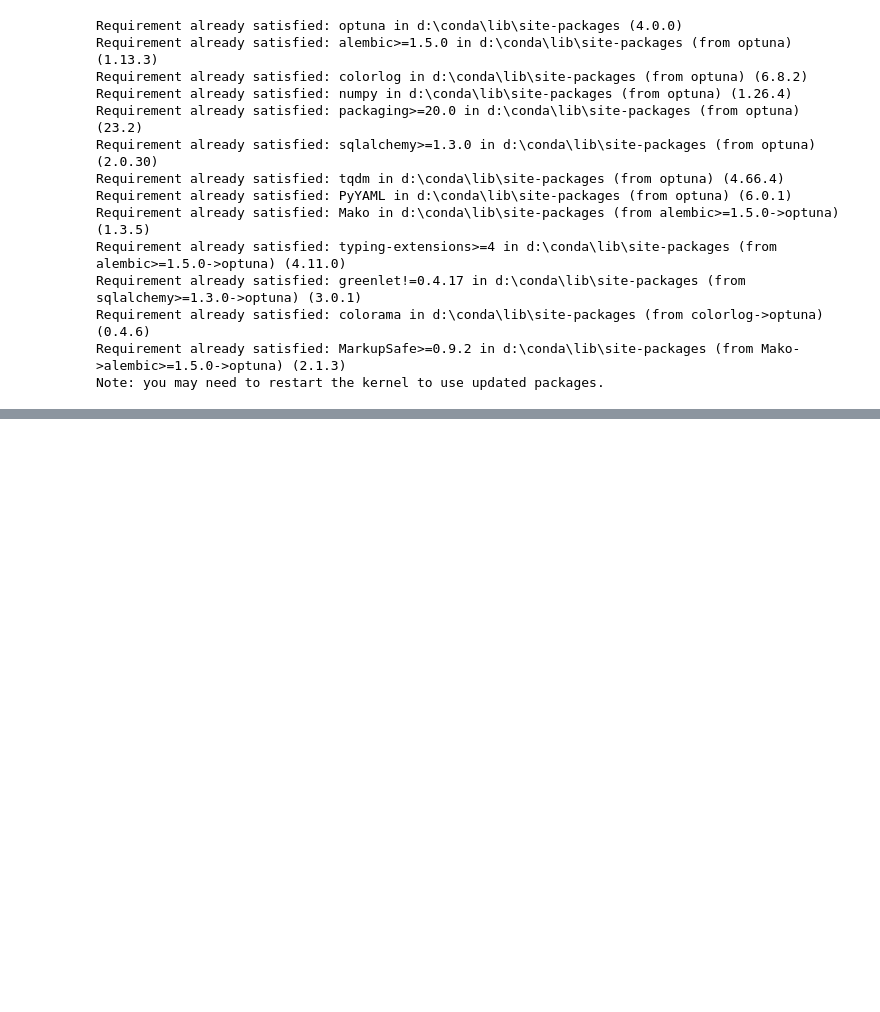
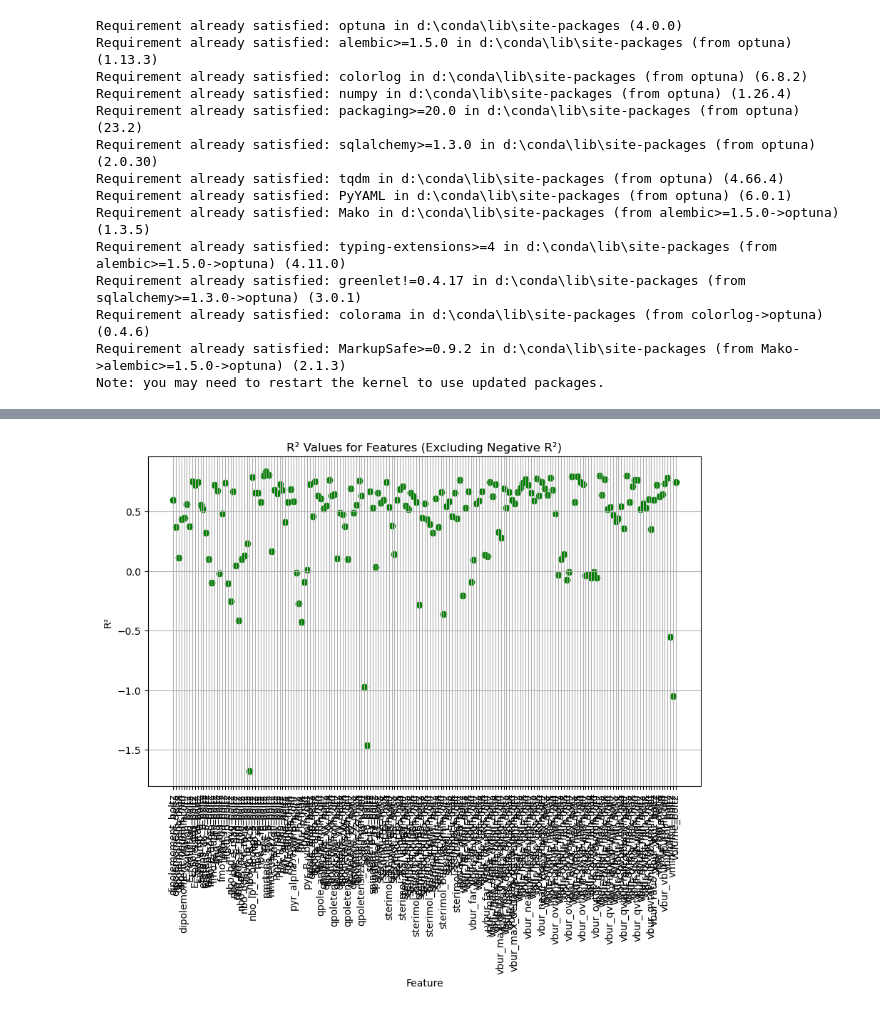
Before and after one commit to alphago1234/Cross-Electrophile-Coupling, a Jupyter notebook: Model/Deep Learning .ipynb, the cells around one changed output, grey strips where cells are left out. Saved outputs shown, nothing was run; the diff lists cells and outputs as text; code cells hidden in the pictures; blank space fills up the shorter version.

```diff
--- a/Model/Deep Learning .ipynb
+++ b/Model/Deep Learning .ipynb
@@ -327,0 +407,14 @@ logging.info("Model evaluation metrics saved to 'model_evaluation_metrics.csv'."
+# %%
+# Filter out rows with negative R²
+filtered_data_r2 = data[data['R2'] >= -100]
+# Scatter plot for R²
+plt.figure(figsize=(10, 6))
+plt.scatter(filtered_data_r2['Feature'], filtered_data_r2['R2'], color='green')
+plt.title('R² Values for Features (Excluding Negative R²)')
+plt.xlabel('Feature')
+plt.ylabel('R²')
+plt.xticks(rotation=90)
+plt.grid()
+plt.show()
+# %% [output]
+[figure, added]
```
Also changed, not shown: parts of 4 cells of this notebook, 7 other files.
